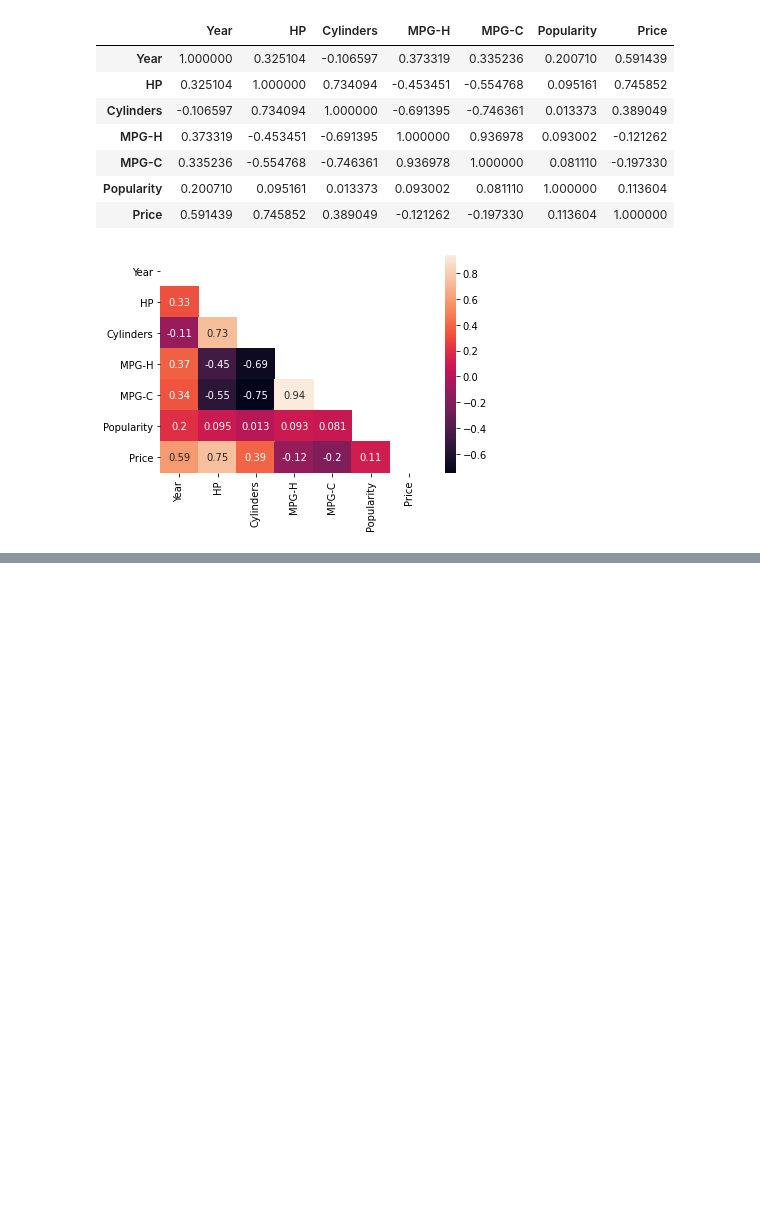
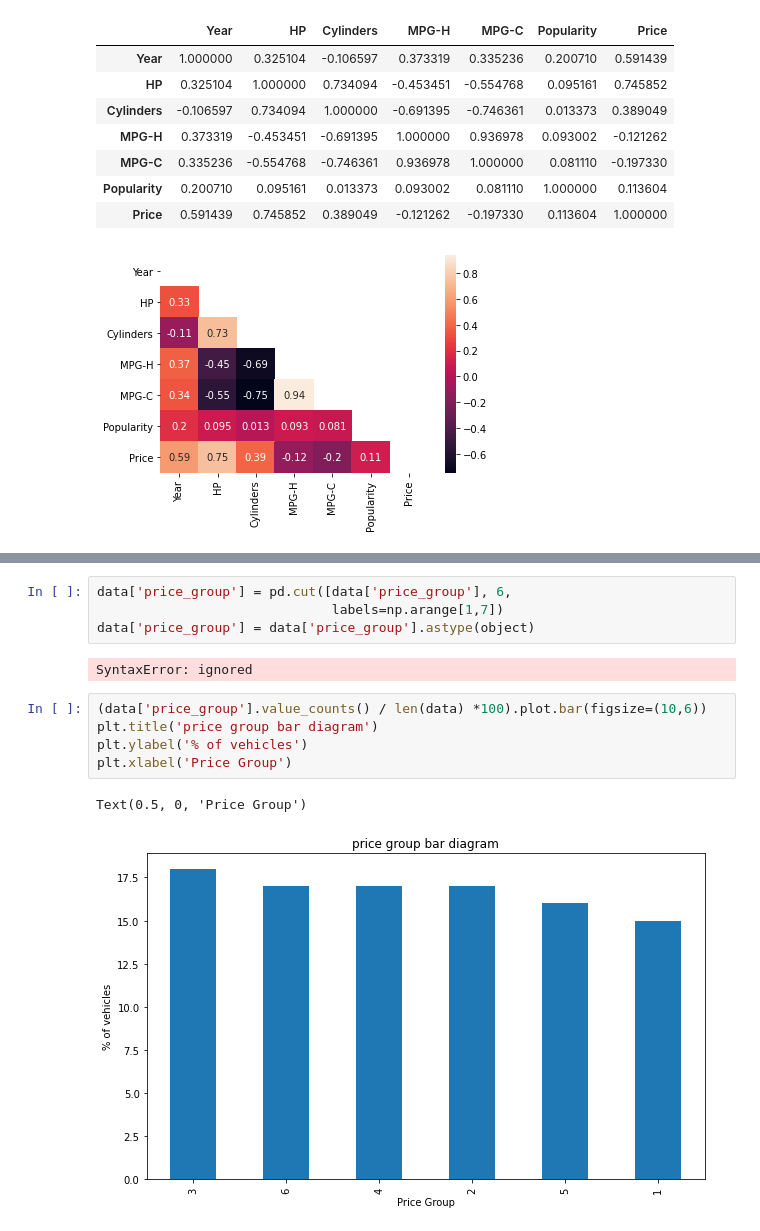
Before and after one commit to Madhavi-Sawarkar/MLProject1, a Jupyter notebook: MLPROJECT.ipynb, the cells around one changed output, grey strips where cells are left out. Drawn from its saved outputs; the diff is of its cells as text; blank space fills up the shorter version.

```diff
--- a/MLPROJECT.ipynb
+++ b/MLPROJECT.ipynb
@@ -321,0 +352,14 @@ data.corr()
+# %%
+data['price_group'] = pd.cut([data['price_group'], 6,
+                              labels=np.arange[1,7])
+data['price_group'] = data['price_group'].astype(object)
+# %% [output]
+SyntaxError: ignored
+# %%
+(data['price_group'].value_counts() / len(data) *100).plot.bar(figsize=(10,6))
+plt.title('price group bar diagram')
+plt.ylabel('% of vehicles')
+plt.xlabel('Price Group')
+# %% [output]
+Text(0.5, 0, 'Price Group')
+[figure, added]
```
Also changed, not shown: parts of 7 cells of this notebook.
